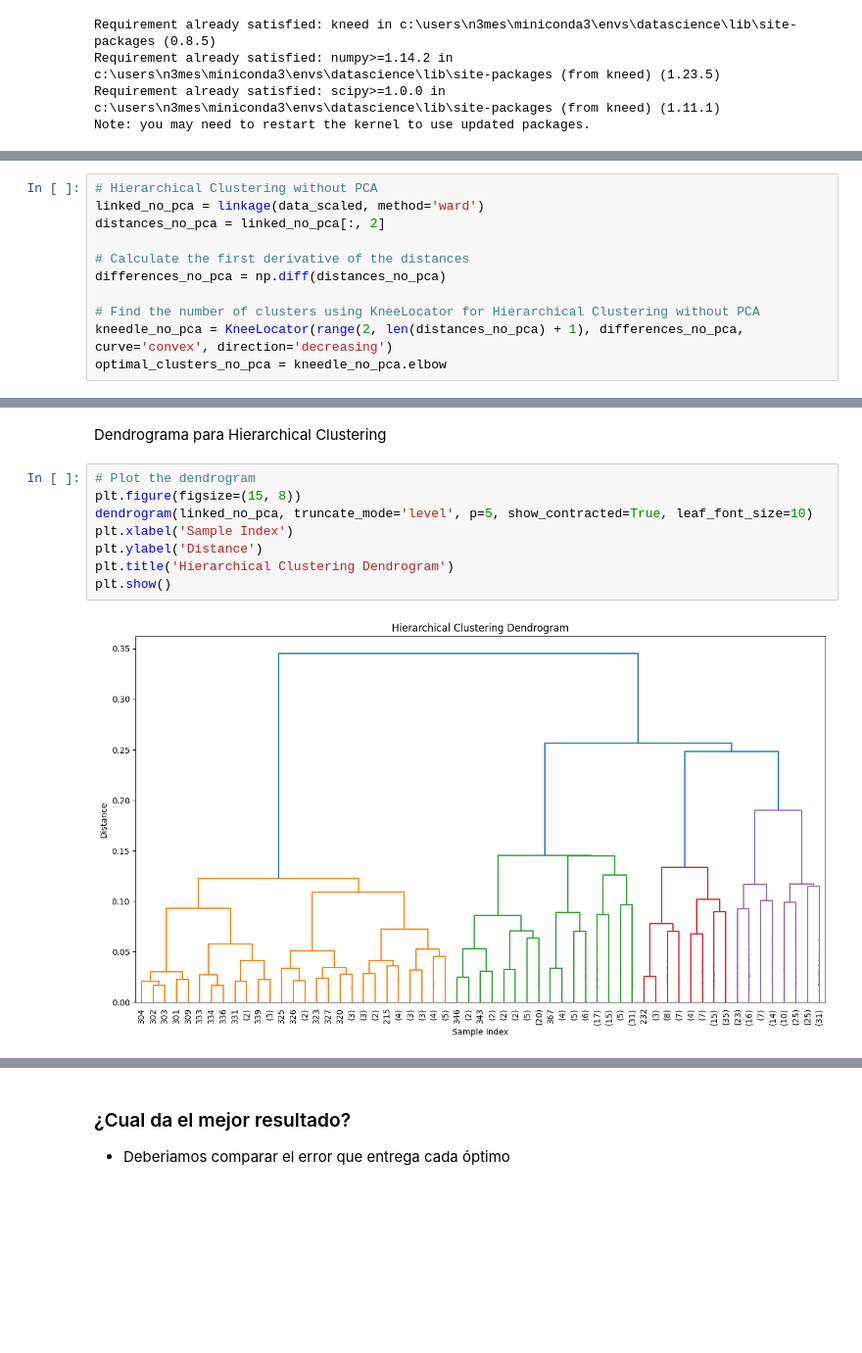
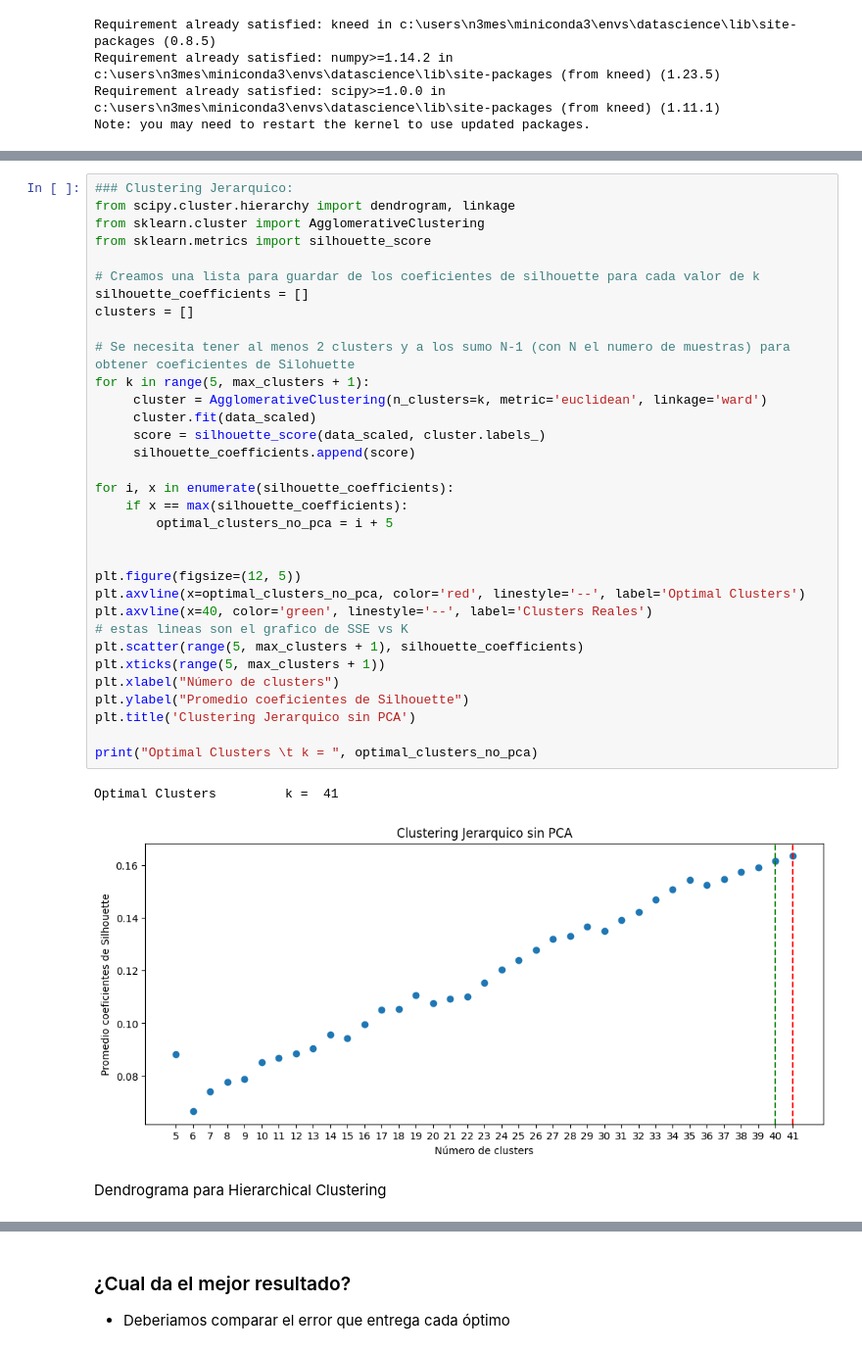
Before and after one commit to ElKroko/tarea-IA, a Jupyter notebook: 3. Olivetti Faces.ipynb, the cells around one changed output, grey strips where cells are left out. Shown at 98% size. Cells and saved outputs as stored; diff of their text form; blank space fills up the shorter version.

```diff
--- a/3. Olivetti Faces.ipynb
+++ b/3. Olivetti Faces.ipynb
@@ -80,14 +76,3 @@ KL_KMeans_no_pca = KneeLocator(range(1,max_clusters + 1), inertia_values_no_pca,
-# %%
-# Hierarchical Clustering without PCA
-linked_no_pca = linkage(data_scaled, method='ward')
-distances_no_pca = linked_no_pca[:, 2]
-
-# Calculate the first derivative of the distances
-differences_no_pca = np.diff(distances_no_pca)
-
-# Find the number of clusters using KneeLocator for Hierarchical Clustering without PCA
-kneedle_no_pca = KneeLocator(range(2, len(distances_no_pca) + 1), differences_no_pca, curve='convex', direction='decreasing')
-optimal_clusters_no_pca = kneedle_no_pca.elbow
 # %%
 # Plotting the Elbow graphs for both algorithms (without PCA)
 plt.figure(figsize=(12, 5))
@@ -117,12 +92,38 @@ Hier. Clustering elbow   k =  3
+# %%
+### Clustering Jerarquico:
+from scipy.cluster.hierarchy import dendrogram, linkage
+from sklearn.cluster import AgglomerativeClustering
+from sklearn.metrics import silhouette_score
+
+# Creamos una lista para guardar de los coeficientes de silhouette para cada valor de k
+silhouette_coefficients = []
+clusters = []
+
+# Se necesita tener al menos 2 clusters y a los sumo N-1 (con N el numero de muestras) para obtener coeficientes de Silohuette
+for k in range(5, max_clusters + 1):
+     cluster = AgglomerativeClustering(n_clusters=k, metric='euclidean', linkage='ward')
+     cluster.fit(data_scaled)
+     score = silhouette_score(data_scaled, cluster.labels_)
+     silhouette_coefficients.append(score)
+
+for i, x in enumerate(silhouette_coefficients):
+    if x == max(silhouette_coefficients):
+        optimal_clusters_no_pca = i + 5
+
+
+plt.figure(figsize=(12, 5))
+plt.axvline(x=optimal_clusters_no_pca, color='red', linestyle='--', label='Optimal Clusters')
+plt.axvline(x=40, color='green', linestyle='--', label='Clusters Reales')
+# estas lineas son el grafico de SSE vs K
+plt.scatter(range(5, max_clusters + 1), silhouette_coefficients)
+plt.xticks(range(5, max_clusters + 1))
+plt.xlabel("Número de clusters")
+plt.ylabel("Promedio coeficientes de Silhouette")
+plt.title('Clustering Jerarquico sin PCA')
+
+print("Optimal Clusters \t k = ", optimal_clusters_no_pca)
+# %% [output]
+Optimal Clusters         k =  41
+[figure, added]
 # %% [markdown]
 Dendrograma para Hierarchical Clustering
-# %%
-# Plot the dendrogram
-plt.figure(figsize=(15, 8))
-dendrogram(linked_no_pca, truncate_mode='level', p=5, show_contracted=True, leaf_font_size=10)
-plt.xlabel('Sample Index')
-plt.ylabel('Distance')
-plt.title('Hierarchical Clustering Dendrogram')
-plt.show()
-# %% [output]
-[figure, removed]
```
Also changed, not shown: parts of 12 cells of this notebook.
